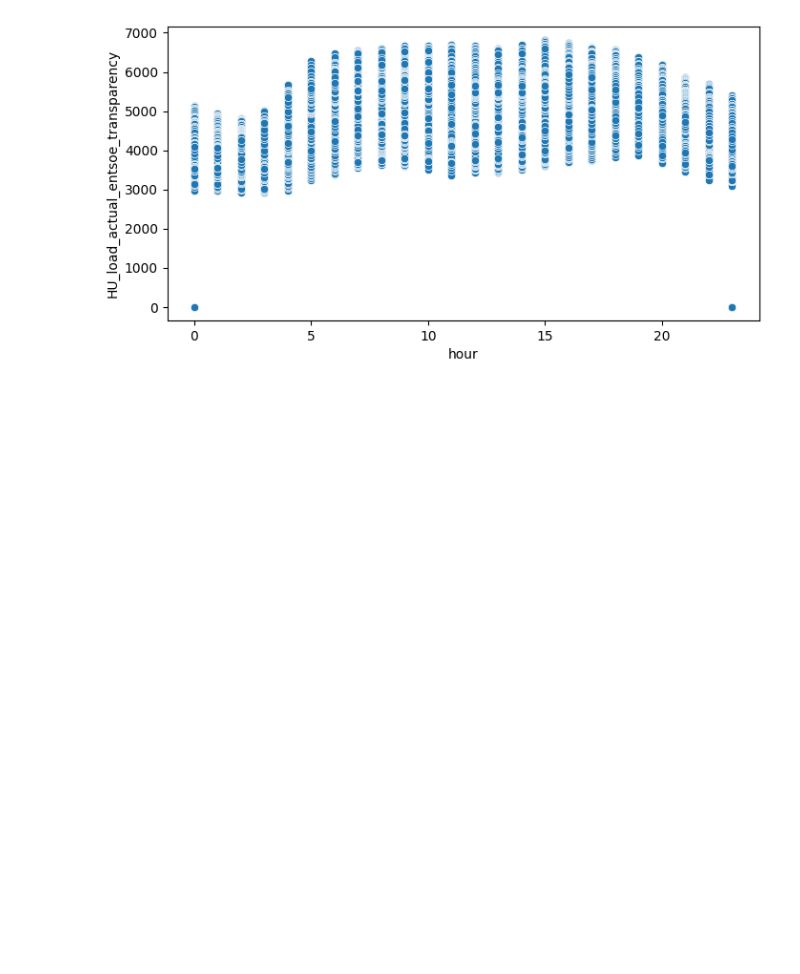
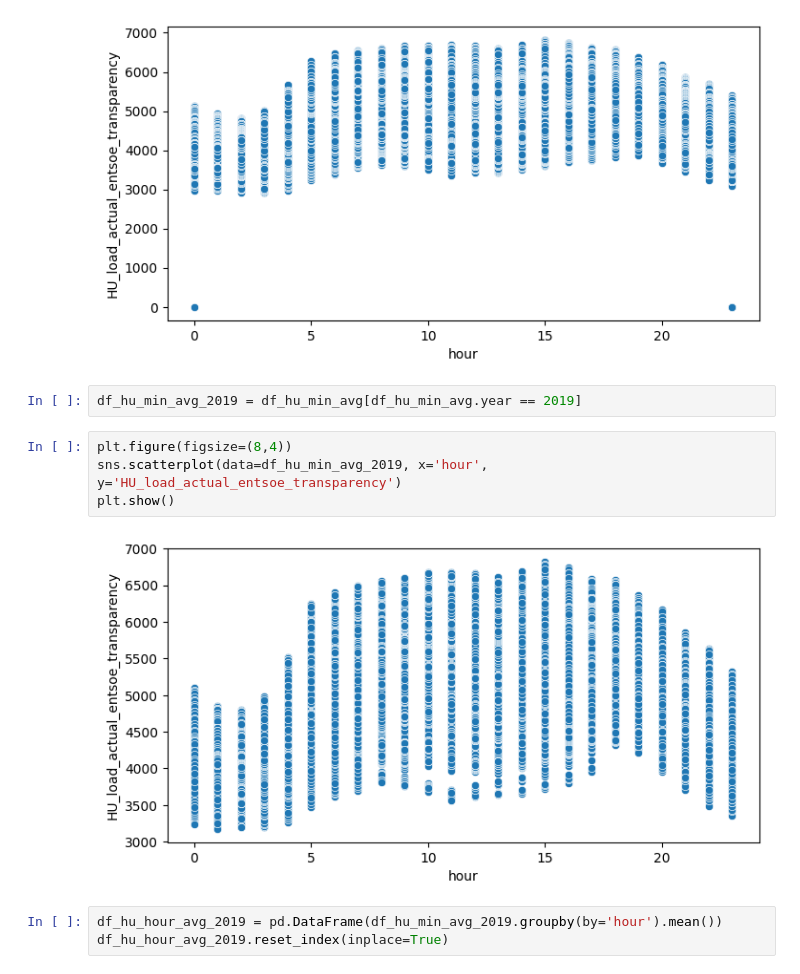
Before and after one commit to GinnCheng/wind_energy_eletricity, a Jupyter notebook: main_script.ipynb, the cells around one changed output. Cells and saved outputs as stored; diff of their text form; blank space fills up the shorter version.

```diff
--- a/main_script.ipynb
+++ b/main_script.ipynb
@@ -152,3 +152,14 @@ sns.scatterplot(data=df_hu_min_avg, x='hour', y='HU_load_actual_entsoe_transpare
 plt.show()
 # %% [output]
 [figure]
+# %%
+df_hu_min_avg_2019 = df_hu_min_avg[df_hu_min_avg.year == 2019]
+# %%
+plt.figure(figsize=(8,4))
+sns.scatterplot(data=df_hu_min_avg_2019, x='hour', y='HU_load_actual_entsoe_transparency')
+plt.show()
+# %% [output]
+[figure, added]
+# %%
+df_hu_hour_avg_2019 = pd.DataFrame(df_hu_min_avg_2019.groupby(by='hour').mean())
+df_hu_hour_avg_2019.reset_index(inplace=True)
```
Also changed, not shown: parts of 9 cells of this notebook.
